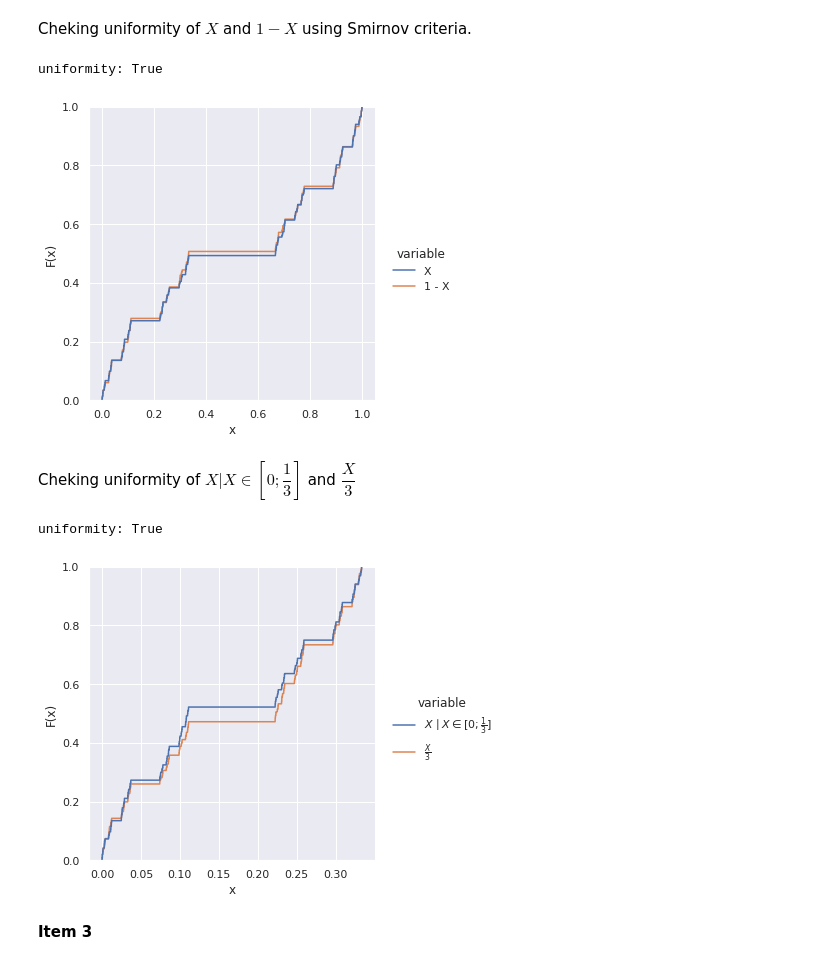
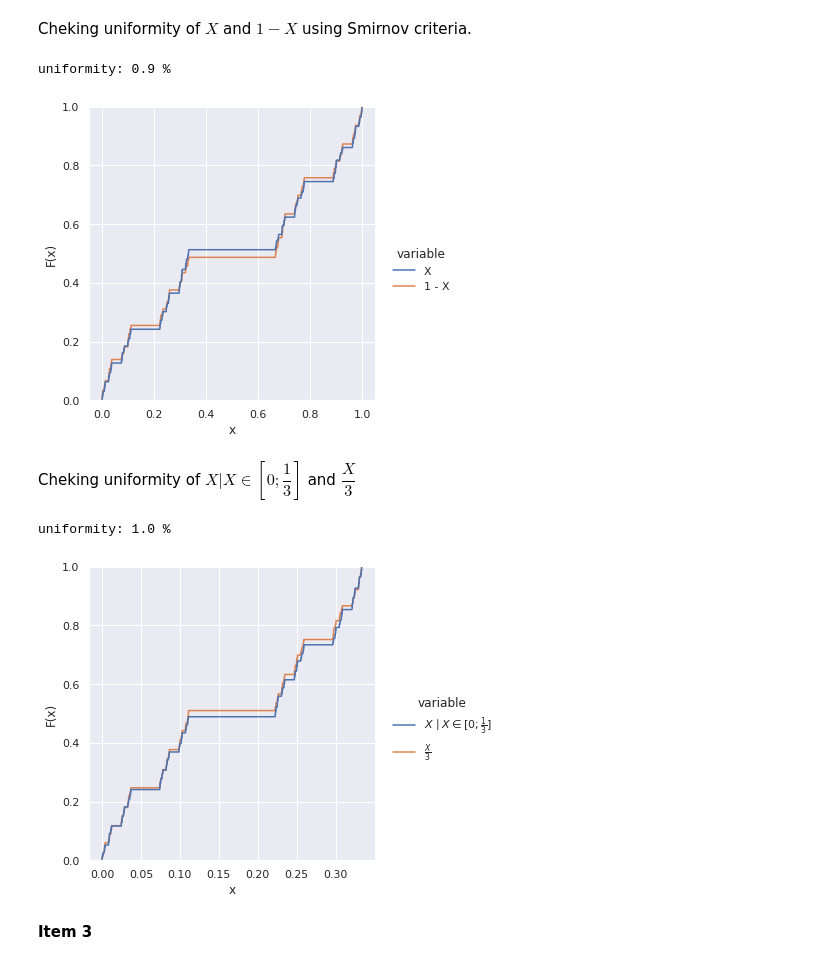
Before and after one commit to Evgurov/stochasic_prac, a Jupyter notebook: main.ipynb, the cells around one changed output. Saved outputs shown, nothing was run; the diff lists cells and outputs as text; code cells hidden in the pictures.

```diff
--- a/main.ipynb
+++ b/main.ipynb
@@ -206,16 +216,22 @@ def smirnov(x,y, alpha):
 # %% [markdown]
 Cheking uniformity of $ X $ and $ 1 - X $ using Smirnov criteria.
 # %%
+N = 10
 n = 1000
 cg = cantor_gen(0.0001)
 x = np.zeros(n)
 y = np.zeros(n)
 alpha = 0.05
 
-for i in range(n):
-    x[i] = next(cg)[0]
+count = 0
+for j in range(N):
+    for i in range(n):
+        x[i] = next(cg)[0]
+    y = 1 - x
+    if smirnov(x,y, alpha):
+        count += 1
 
-y = 1 - x
+print("uniformity:", count / N, "%")
 
 x_values = {"value" : x}
 x_values["variable"] = "X"
@@ -228,44 +244,46 @@ df = pd.concat([pd.DataFrame(x_values), pd.DataFrame(y_values)], ignore_index =
 graph = sns.displot(data = df, x = "value", hue = "variable", kind = "ecdf")
 graph.set_axis_labels("x", "F(x)")
 
-print("uniformity:", smirnov(x,y,alpha))
-
-del n, cg, x, y, alpha, i, x_values, y_values, df, graph
+del N, n, cg, x, y, alpha, i, x_values, y_values, df, graph, count
 # %% [output]
-uniformity: True
+uniformity: 0.9 %
-[figure, old version]
+[figure, new version]
 # %% [markdown]
 Cheking uniformity of $ X | X \in [0;\dfrac{1}{3}] $ and $ \dfrac{X}{3} $
 # %%
+N = 10
 n = 1000
 cg = cantor_gen(0.0001)
 x = np.zeros(n)
 y = np.zeros(n)
 alpha = 0.05
 
-for i in range(n):
-    x[i] = next(cg)[0]
-    y[i] = x[i] / 3
-    if x[i] >= 2/3:
-        x[i] -= 2/3
+count = 0
+for j in range(N):
+    for i in range(n):
+        x[i] = next(cg)[0]
+        y[i] = x[i] / 3
+        if x[i] >= 2/3:
+            x[i] -= 2/3
+    if smirnov(x, y, alpha):
+        count += 1
+print("uniformity:", count / N, "%")
 
 x_values = {"value" : x}
 x_values["variable"] = r"$X \mid X \in [0;\frac{1}{3}]$"
 
 y_values = {"value" : y}
 y_values["variable"] = r"$\frac{X}{3}$"
 
 df = pd.concat([pd.DataFrame(x_values), pd.DataFrame(y_values)], ignore_index = True)
 
 graph = sns.displot(data = df, x = "value", hue = "variable", kind = "ecdf")
 graph.set_axis_labels("x", "F(x)")
 
-print("uniformity:", smirnov(x,y,alpha))
-
-del n, cg, x, y, alpha, i, x_values, y_values, df, graph
+del N, n, cg, x, y, alpha, i, x_values, y_values, df, graph, count
 # %% [output]
-uniformity: True
+uniformity: 1.0 %
-[figure, old version]
+[figure, new version]
 # %% [markdown]
 **Item 3**
 # %% [markdown]
```
Also changed, not shown: parts of 55 cells of this notebook.
